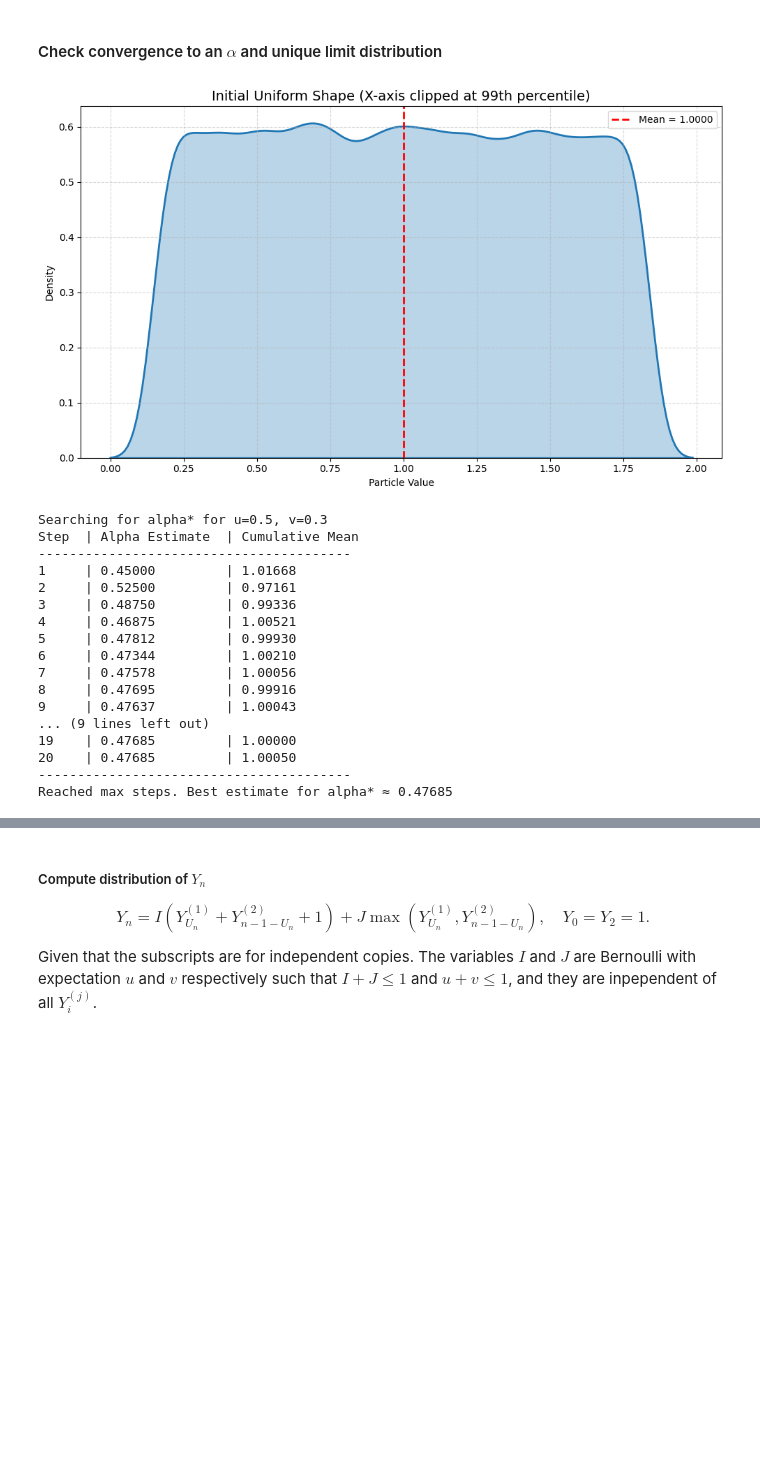
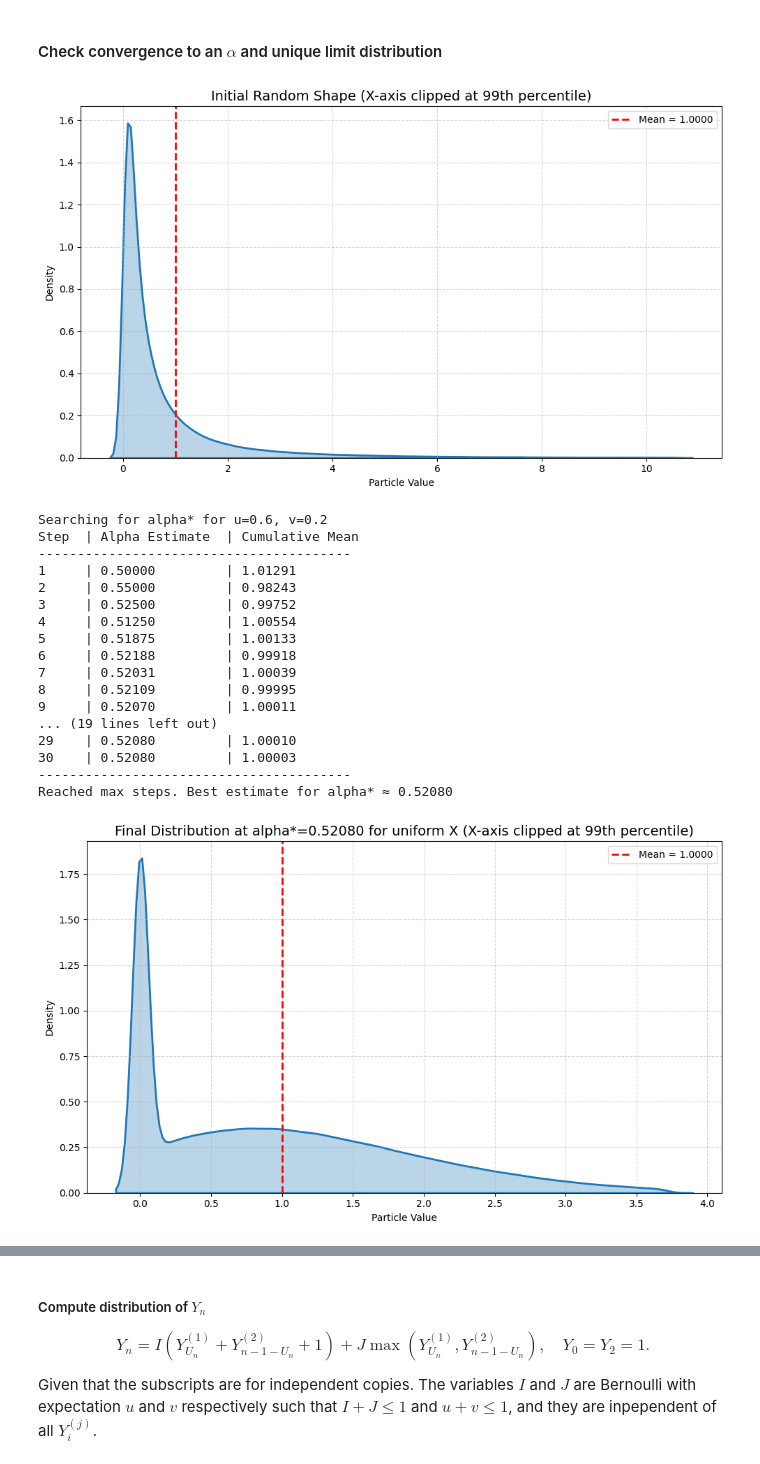
Before and after one commit to mintcd/m2-bezout, a Jupyter notebook: internship/src/notebooks/fixed_point.ipynb, the cells around one changed output, grey strips where cells are left out. Cells and saved outputs as stored; diff of their text form; code cells hidden in the pictures; blank space fills up the shorter version.

```diff
--- a/internship/src/notebooks/fixed_point.ipynb
+++ b/internship/src/notebooks/fixed_point.ipynb
@@ -42,9 +42,13 @@ class MeanOneGenerator:
 
       return X, "Uniform", {"low": 1.0 - width, "high": 1.0 + width}
 
-    def generate_custom_shape(self, shape: Literal["uniform", "lognorm", "gamma"]):
+    def generate_custom_shape(self, shape: Literal["uniform", "lognorm", "gamma", "dirac"]):
         if shape == "uniform":
             return self.generate_uniform_shape()
+        elif shape == "dirac":
+            # Generate a Dirac delta distribution (all values are 1)
+            X = np.ones(self.size)
+            return X, "Dirac", {}
         else:
             dist_class, param_generators = self.distribution_bank[{"lognorm": 0, "gamma": 1, "weibull_min": 2, "halfcauchy": 3}[shape]]
 
@@ -241,27 +245,36 @@ def find_alpha(u, v, X_init, lower, upper, tolerance=1e-10, max_steps=15):
     print(f"Reached max steps. Best estimate for alpha* ≈ {mid_alpha:.5f}")
     return mid_alpha, X
 # %%
-generator = MeanOneGenerator(size=100000)
-X_init,_,_ = generator.generate_uniform_shape()
-plot_distribution(X_init, title="Initial Uniform Shape", clip_percentile=99)
-u, v = 0.5, 0.3
-alpha_star, X_final = find_alpha(u, v, X_init, lower=0.3, upper=0.6, max_steps=20)
+generator = MeanOneGenerator(size=1000000)
+X_init,_,_ = generator.generate_random_shape()
+plot_distribution(X_init, title="Initial Random Shape", clip_percentile=99)
+
+u, v = 0.6, 0.2
+
+lower = 2*u + v - 1
+upper  = 2*(u+v) - 1
+
+alpha_star, X_final = find_alpha(u, v, X_init, lower=lower, upper=upper, max_steps=30)
+
+plot_distribution(X_final, title=f"Final Distribution at alpha*={alpha_star:.5f} for uniform X", clip_percentile=99)
+plot_distribution(apply_T(X_final, u, v, alpha_star), title=f"Final Distribution for $T_{{\\alpha^*}}(X)$", clip_percentile=99)
 # %% [output]
-[figure, old version]
+[figure, new version]
-Searching for alpha* for u=0.5, v=0.3
+Searching for alpha* for u=0.6, v=0.2
 Step  | Alpha Estimate  | Cumulative Mean
 ----------------------------------------
-1     | 0.45000         | 1.01668
-2     | 0.52500         | 0.97161
-3     | 0.48750         | 0.99336
-4     | 0.46875         | 1.00521
-5     | 0.47812         | 0.99930
-6     | 0.47344         | 1.00210
-7     | 0.47578         | 1.00056
-8     | 0.47695         | 0.99916
-9     | 0.47637         | 1.00043
-... (9 lines left out)
-19    | 0.47685         | 1.00000
-20    | 0.47685         | 1.00050
+1     | 0.50000         | 1.01291
+2     | 0.55000         | 0.98243
+3     | 0.52500         | 0.99752
+4     | 0.51250         | 1.00554
+5     | 0.51875         | 1.00133
+6     | 0.52188         | 0.99918
+7     | 0.52031         | 1.00039
+8     | 0.52109         | 0.99995
+9     | 0.52070         | 1.00011
+... (19 lines left out)
+29    | 0.52080         | 1.00010
+30    | 0.52080         | 1.00003
 ----------------------------------------
-Reached max steps. Best estimate for alpha* ≈ 0.47685
+Reached max steps. Best estimate for alpha* ≈ 0.52080
+[figure, added]
```
Also changed, not shown: parts of 11 cells of this notebook, 7 other files.
